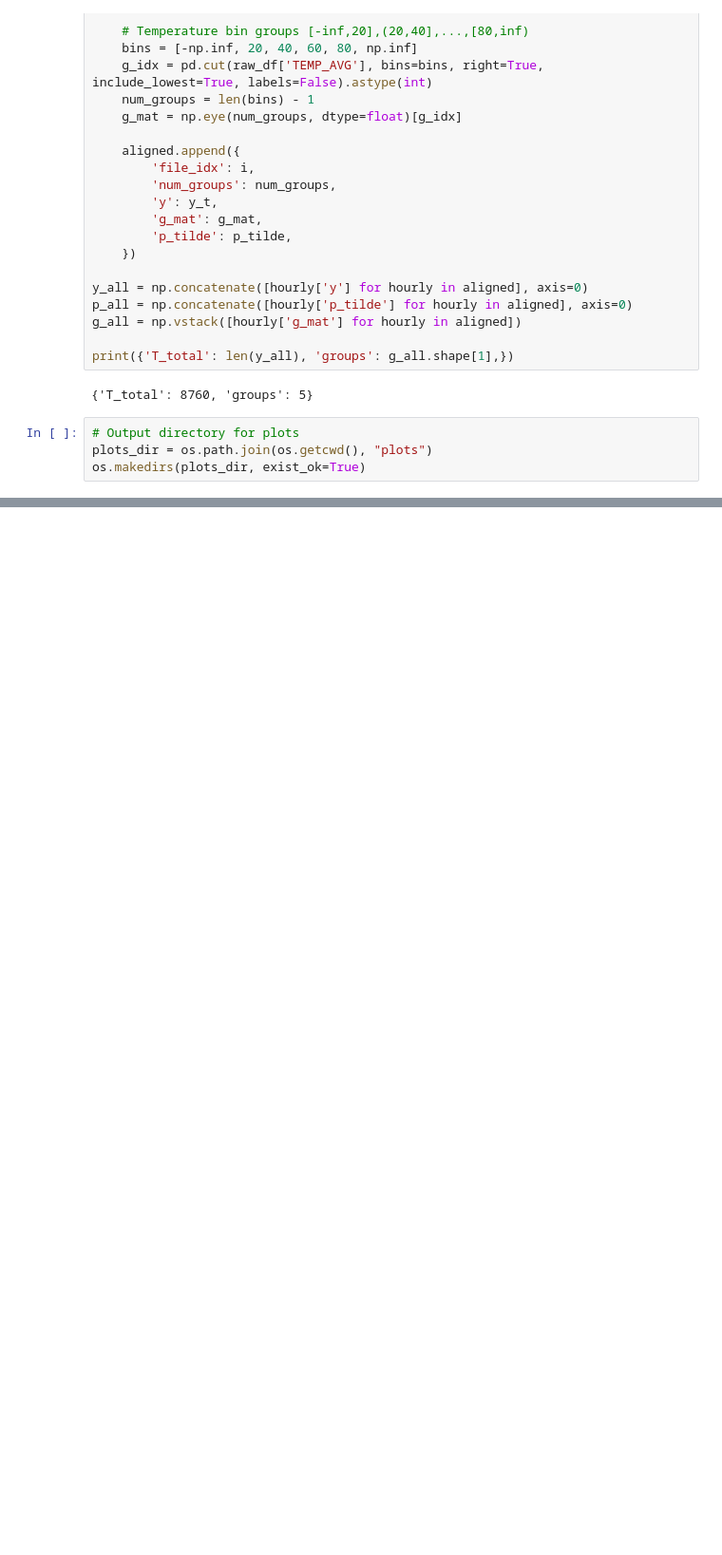
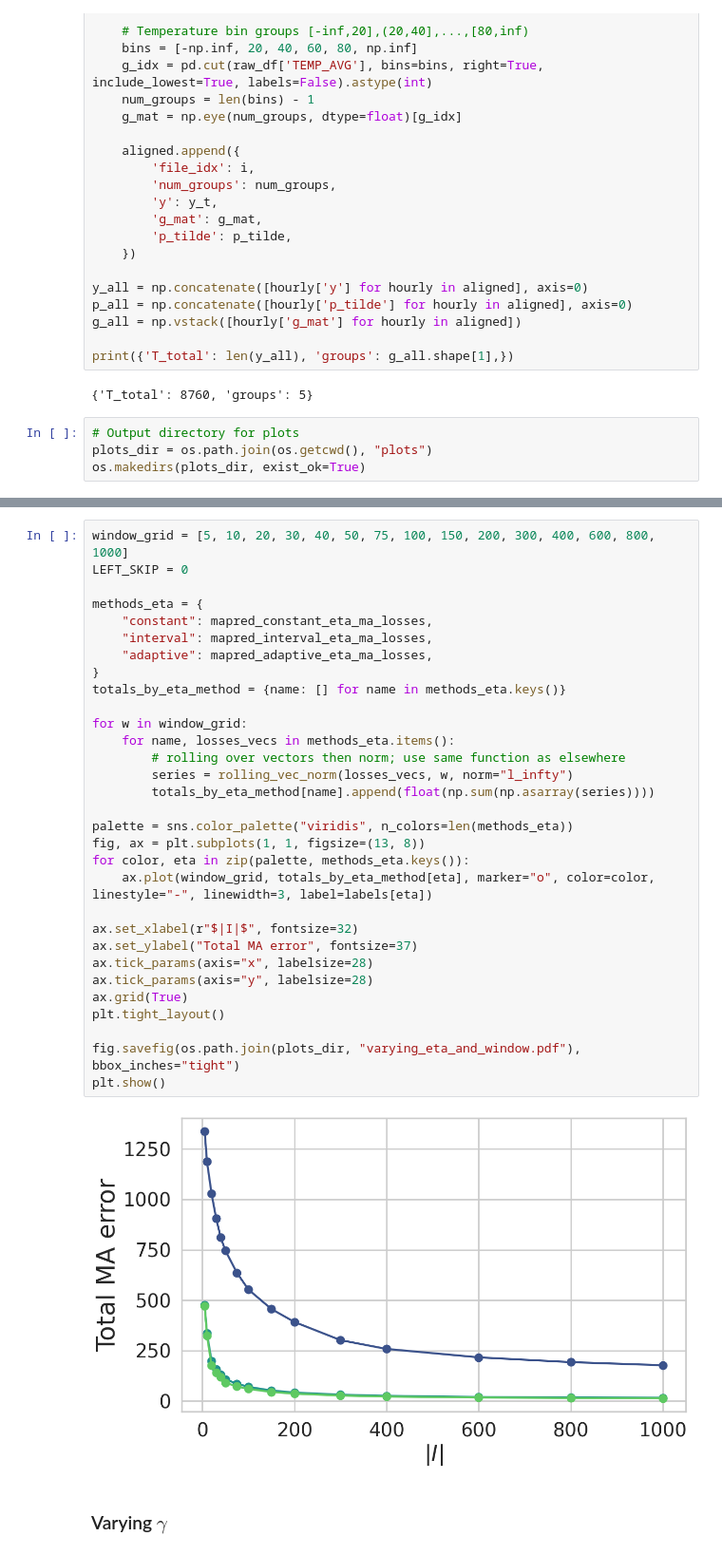
Before and after one commit to jivatneet/adaptive-multiobjective, a Jupyter notebook: load/load.ipynb, the cells around one changed output, grey strips where cells are left out. Shown at 95% size. Drawn from its saved outputs; the diff is of its cells as text; blank space fills up the shorter version.

```diff
--- a/load/load.ipynb
+++ b/load/load.ipynb
@@ -278,0 +439,35 @@ plt.show()
+# %%
+window_grid = [5, 10, 20, 30, 40, 50, 75, 100, 150, 200, 300, 400, 600, 800, 1000]
+LEFT_SKIP = 0
+
+methods_eta = {
+    "constant": mapred_constant_eta_ma_losses,
+    "interval": mapred_interval_eta_ma_losses,
+    "adaptive": mapred_adaptive_eta_ma_losses,
+}
+totals_by_eta_method = {name: [] for name in methods_eta.keys()}
+
+for w in window_grid:
+    for name, losses_vecs in methods_eta.items():
+        # rolling over vectors then norm; use same function as elsewhere
+        series = rolling_vec_norm(losses_vecs, w, norm="l_infty")
+        totals_by_eta_method[name].append(float(np.sum(np.asarray(series))))
+
+palette = sns.color_palette("viridis", n_colors=len(methods_eta))
+fig, ax = plt.subplots(1, 1, figsize=(13, 8))
+for color, eta in zip(palette, methods_eta.keys()):
+    ax.plot(window_grid, totals_by_eta_method[eta], marker="o", color=color, linestyle="-", linewidth=3, label=labels[eta])
+
+ax.set_xlabel(r"$|I|$", fontsize=32)
+ax.set_ylabel("Total MA error", fontsize=37)
+ax.tick_params(axis="x", labelsize=28)
+ax.tick_params(axis="y", labelsize=28)
+ax.grid(True)
+plt.tight_layout()
+
+fig.savefig(os.path.join(plots_dir, "varying_eta_and_window.pdf"), bbox_inches="tight")
+plt.show()
+# %% [output]
+[figure, added]
+# %% [markdown]
+### Varying $\gamma$
```
Also changed, not shown: parts of 29 cells of this notebook.
